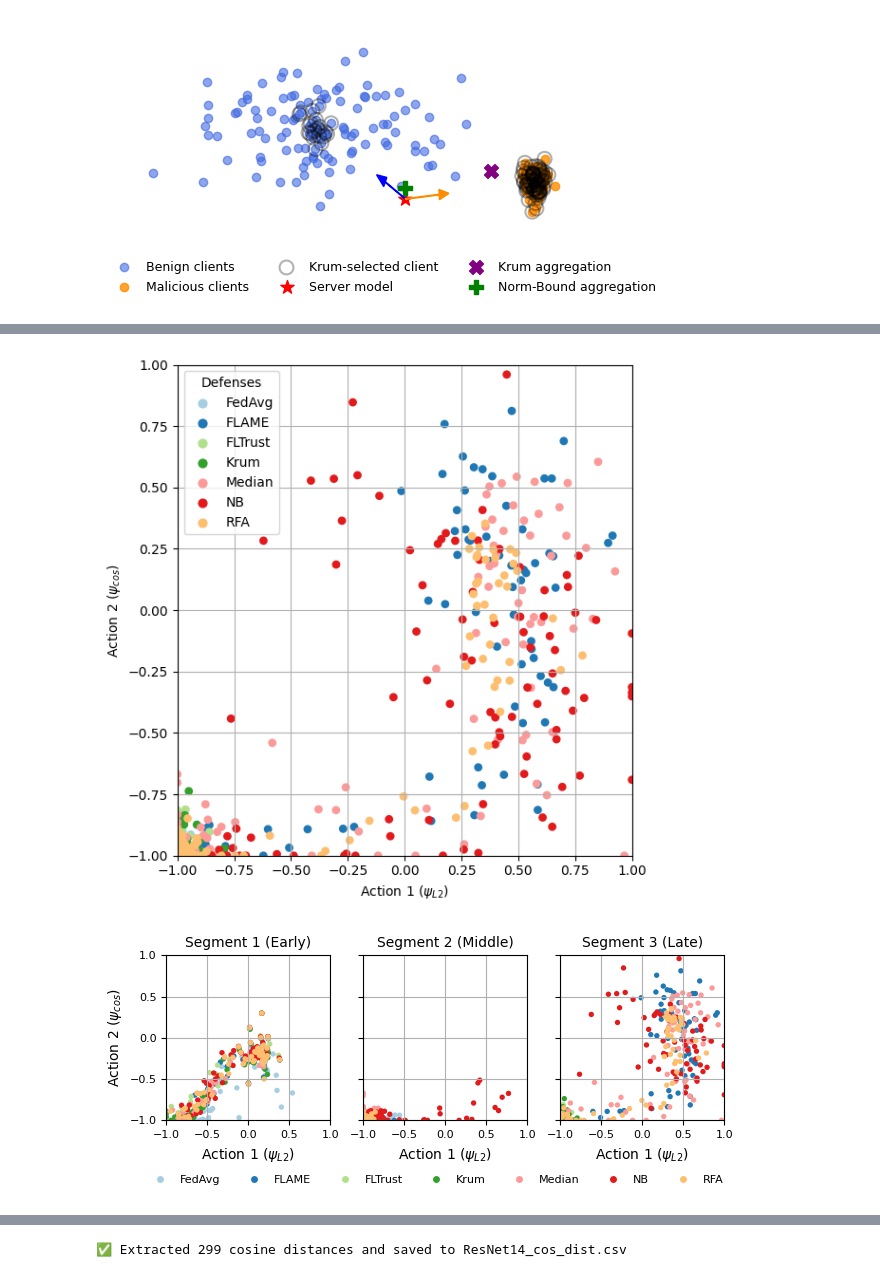
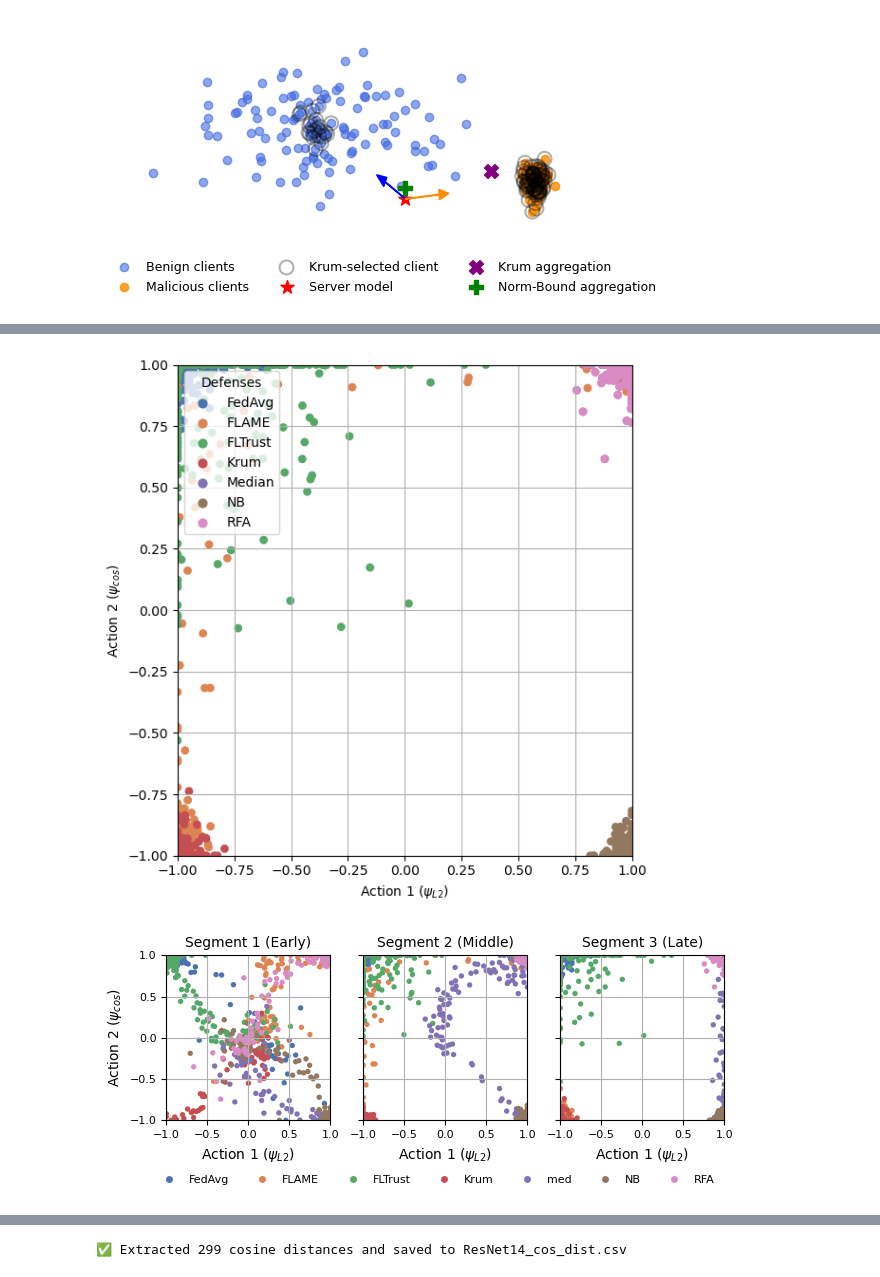
Before and after one commit to yangland/FedON, a Jupyter notebook: jupyter_notebooks/visualization.ipynb, the cells around one changed output, grey strips where cells are left out. Drawn from its saved outputs; the diff is of its cells as text; code cells hidden in the pictures.

```diff
--- a/jupyter_notebooks/visualization.ipynb
+++ b/jupyter_notebooks/visualization.ipynb
@@ -319,8 +319,8 @@ import re
 import csv
 
 # === Configuration ===
-agr = "rfa"
-log_dir = "/home1/liyang/GitHub/FedOda/logs_fl/svhn/Ssvhn_20250628_203307_AGGR_geometric_median_cross-eval/20250629_133732_FedOda_0.3"  # directory containing .log files
+agr = "med"  # e.g., 'L' from L_20250629_105628.log
+log_dir = "/home2/liyang/GitHub/FedOda/logs_fl/svhn/Ssvhn_20250719_102654_AGGR_coordinate_wise_median_cross-eval/20250720_141348_FedOda_0.5"  # directory containing .log files
 output_csv = f"{agr}_actions.csv"
 
 # === Regular Expression to capture action values ===
@@ -376,7 +376,7 @@ import glob
 from matplotlib.colors import ListedColormap
 
 # === CONFIGURATION ===
-filter_fraction = 0.75
+filter_fraction = 1
 alpha_gamma = 1
 use_kde = True
 show_territory = False
@@ -436,7 +436,7 @@ import seaborn as sns
 # === CONFIGURATION ===
 filter_fraction = 0.5      # Use last 66% of iterations
 alpha_gamma = 0            # 0 = no fade (solid), >0 = fading effect
-palette_name = "Paired"        # Color palette: "Set1", "colorblind", etc.
+palette_name = "deep"        # Color palette: "Set1", "colorblind", etc.
 show_territory = False       # No background KDE shading
 
 # === Custom Legend Names (Optional) ===
@@ -503,7 +503,7 @@ plt.legend(title='Defenses', loc='upper left', frameon=True)
 plt.tight_layout()
 plt.show()
 # %% [output]
-[figure, old version]
+[figure, new version]
 # %%
 import pandas as pd
 import matplotlib.pyplot as plt
@@ -514,7 +514,7 @@ import seaborn as sns
 # === CONFIGURATION ===
 num_segments = 3               # Number of segments
 alpha_gamma = 0                # Alpha fading effect
-palette_name = "Paired"        # Color palette
+palette_name = "deep"        # Color palette
 output_file = "action_segments.png"
 dpi = 600                      # High-res export
 subplot_size = 2.4             # Width & height per subplot (square)
@@ -525,7 +525,7 @@ custom_legend_names = {
     'flame': 'FLAME',
     'fltrust': 'FLTrust',
     'krum': 'Krum',
-    'med': 'Median',
+    'median': 'Median',
     'nb': 'NB',
     'rfa': 'RFA'
 }
@@ -587,31 +587,31 @@ for seg_idx in range(num_segments):
             )
 
     # ✅ Updated title with Early/Middle/Late
     ax.set_title(f"Segment {seg_idx + 1} {segment_labels[seg_idx]}", fontsize=10)
 
 
 # === Legend (Bottom, No Title, Tight Fit) ===
 handles = [
     plt.Line2D([0], [0], marker='o', color='w',
                label=custom_legend_names.get(defense, defense),
                markerfacecolor=colors[defense], markersize=6)
     for defense in defenses
 ]
 
 fig.legend(
     handles=handles,
     loc='lower center',
     bbox_to_anchor=(0.5, 0.01),  # Closer to x-axis label
     ncol=len(defenses),
     fontsize=8,
     frameon=False
 )
 
 # === Reduce space at bottom just enough for legend ===
 fig.subplots_adjust(bottom=0.28)
 
 # === Save and Show ===
 fig.savefig(output_file, dpi=dpi, bbox_inches='tight')
 plt.show()
 # %% [output]
-[figure, old version]
+[figure, new version]
```
Also changed, not shown: parts of 7 cells of this notebook, 49 other files.
